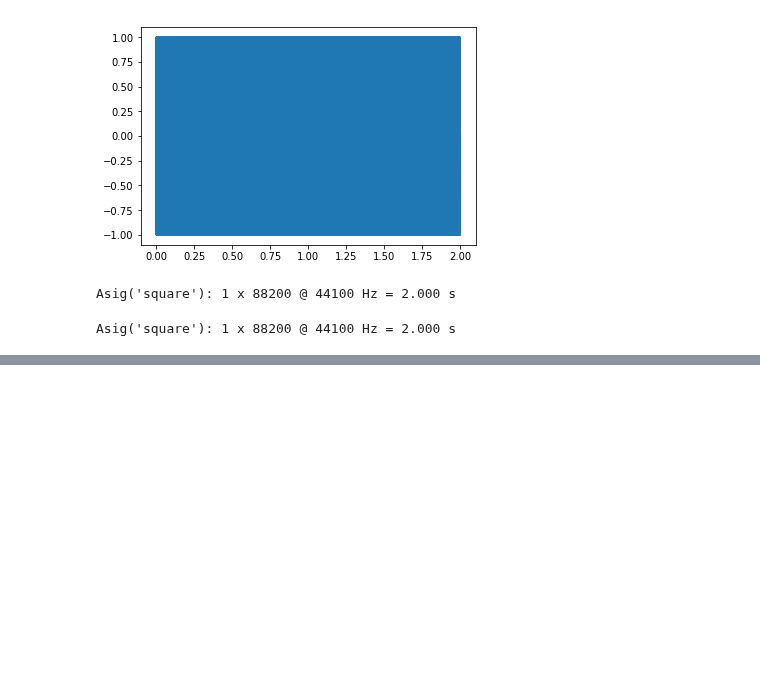
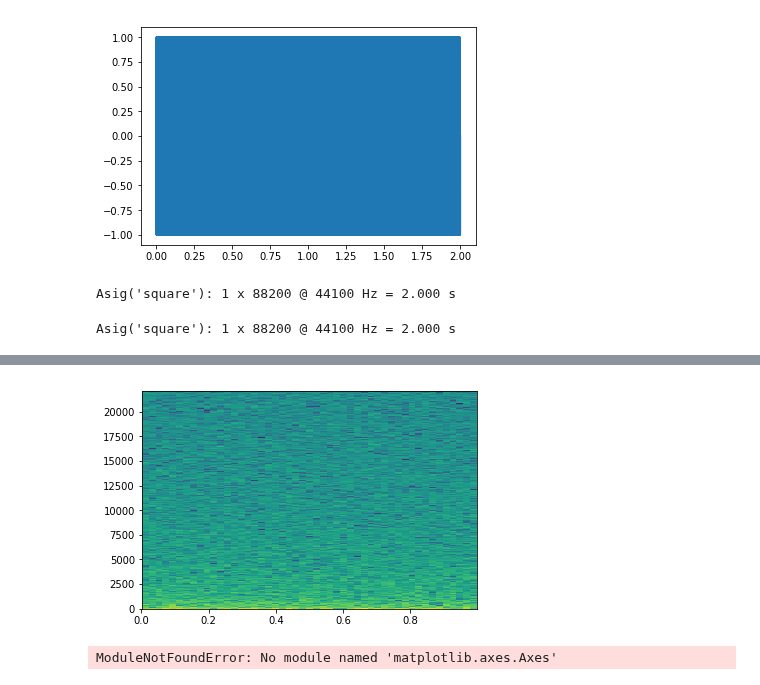
Before and after one commit to interactive-sonification/pya, a Jupyter notebook: examples/ugen_test.ipynb, the cells around one changed output, grey strips where cells are left out. Cells and saved outputs as stored; diff of their text form; code cells hidden in the pictures; blank space fills up the shorter version.

```diff
--- a/examples/ugen_test.ipynb
+++ b/examples/ugen_test.ipynb
@@ -24,0 +102,8 @@ Asig('square'): 1 x 88200 @ 44100 Hz = 2.000 s
+# %%
+Pxx, freqs, bins, im =plt.specgram(p, NFFT=1024, Fs=44100)
+# %% [output]
+[figure, added]
+# %%
+r =
+# %% [output]
+ModuleNotFoundError: No module named 'matplotlib.axes.Axes'
```
Also changed, not shown: parts of 9 cells of this notebook, 1 other file.
